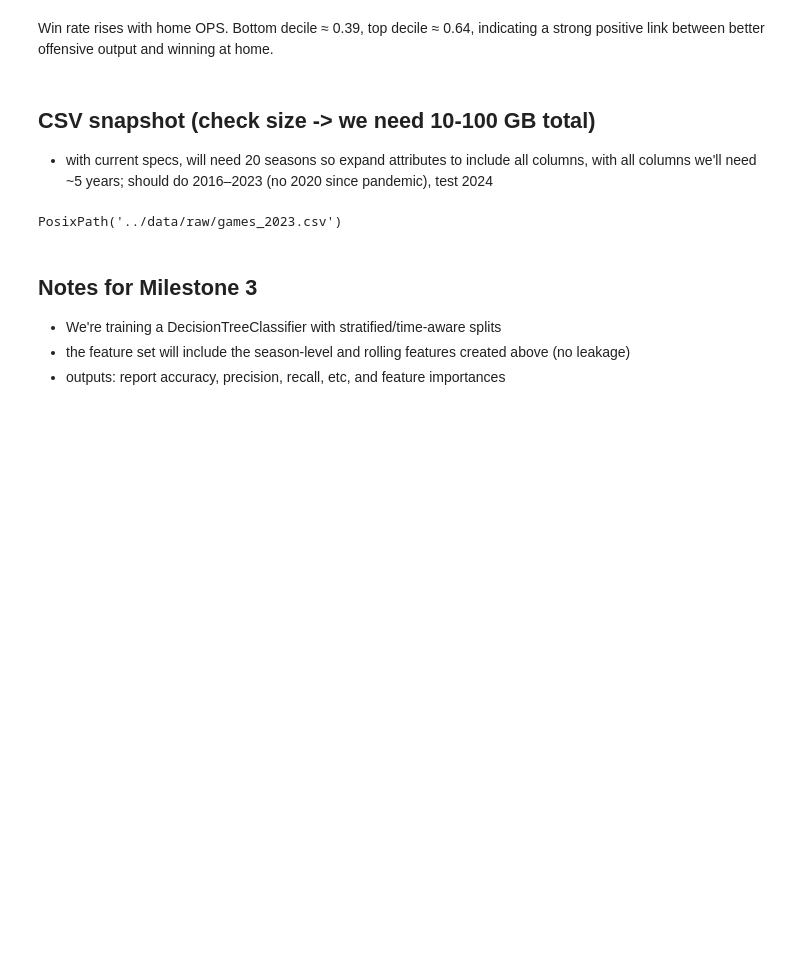
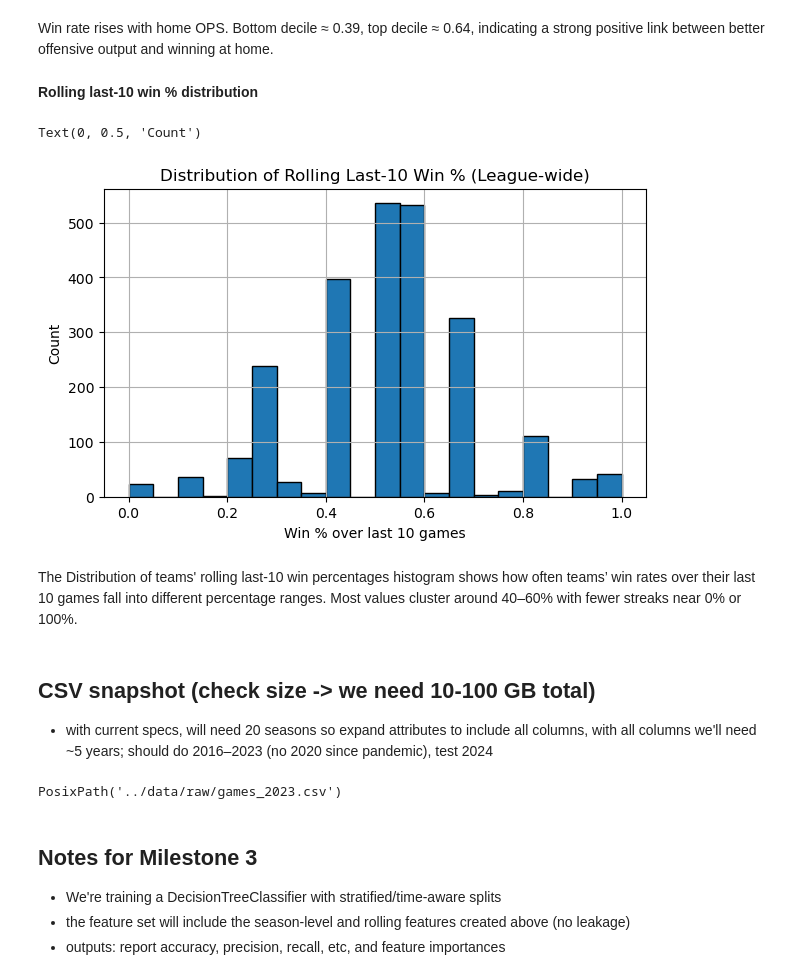
Before and after one commit to sophia-vo/CSE-151A-Group-Project, a Jupyter notebook: notebooks/milestone2_exploration.ipynb, the cells around one changed output. Drawn from its saved outputs; the diff is of its cells as text; code cells hidden in the pictures; blank space fills up the shorter version.

Commit message:
Add rolling win% histogram analysis

```diff
--- a/notebooks/milestone2_exploration.ipynb
+++ b/notebooks/milestone2_exploration.ipynb
@@ -519,5 +519,20 @@ if 'home_OPS' in g.columns:
 # %% [markdown]
 Win rate rises with home OPS. Bottom decile ≈ 0.39, top decile ≈ 0.64, indicating a strong positive link between better offensive output and winning at home.
+# %% [markdown]
+**Rolling last-10 win % distribution**
+# %%
+g_roll = rolling_win_pct(g, team_col="home_team")
+
+plt.figure(figsize=(7,4))
+g_roll["roll10_win_pct"].hist(bins=20, edgecolor="black")
+plt.title("Distribution of Rolling Last-10 Win % (League-wide)")
+plt.xlabel("Win % over last 10 games")
+plt.ylabel("Count")
+# %% [output]
+Text(0, 0.5, 'Count')
+[figure, added]
+# %% [markdown]
+The Distribution of teams' rolling last-10 win percentages histogram shows how often teams’ win rates over their last 10 games fall into different percentage ranges. Most values cluster around 40–60% with fewer streaks near 0% or 100%.
 # %% [markdown]
 ## CSV snapshot (check size -> we need 10-100 GB total)
 - with current specs, will need 20 seasons so expand attributes to include all columns, with all columns we'll need ~5 years; should do 2016–2023 (no 2020 since pandemic), test 2024
```
Also changed, not shown: parts of 2 cells of this notebook.
